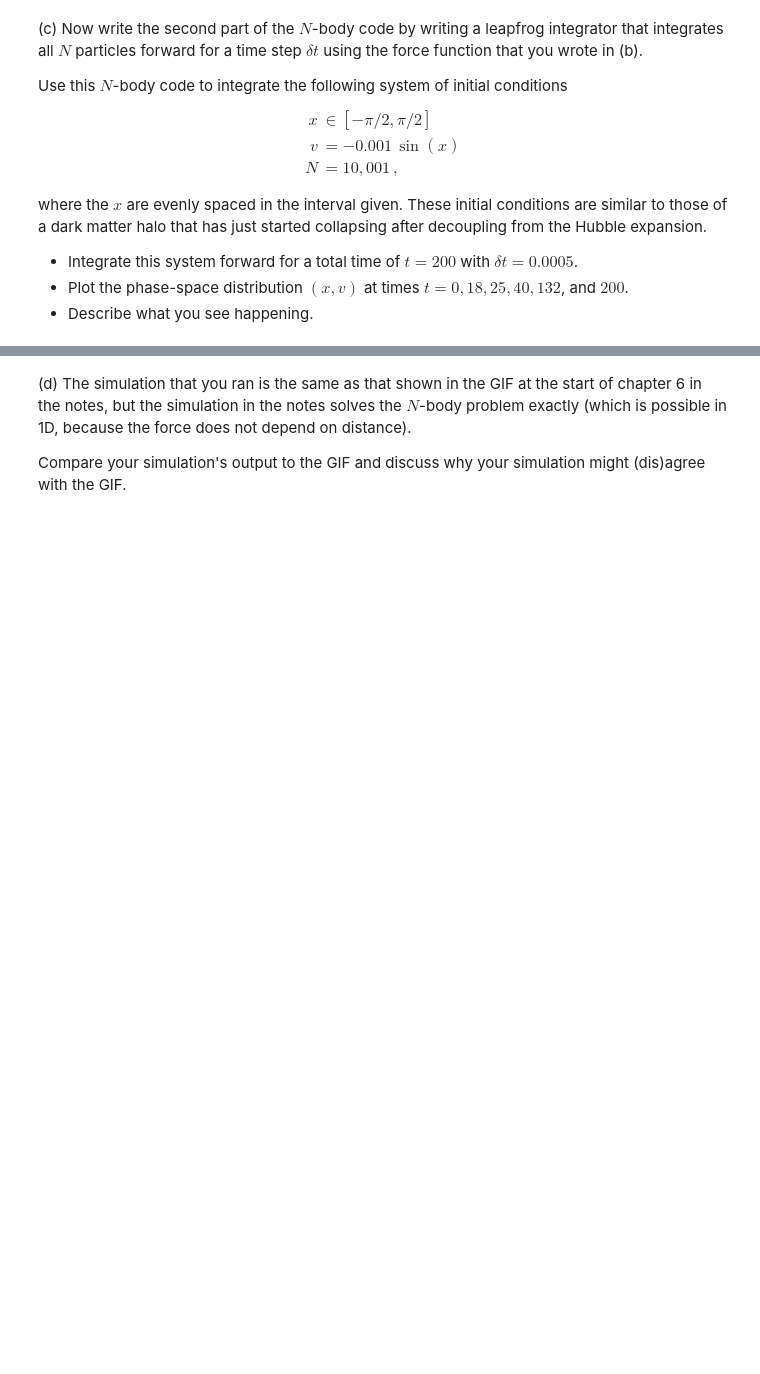
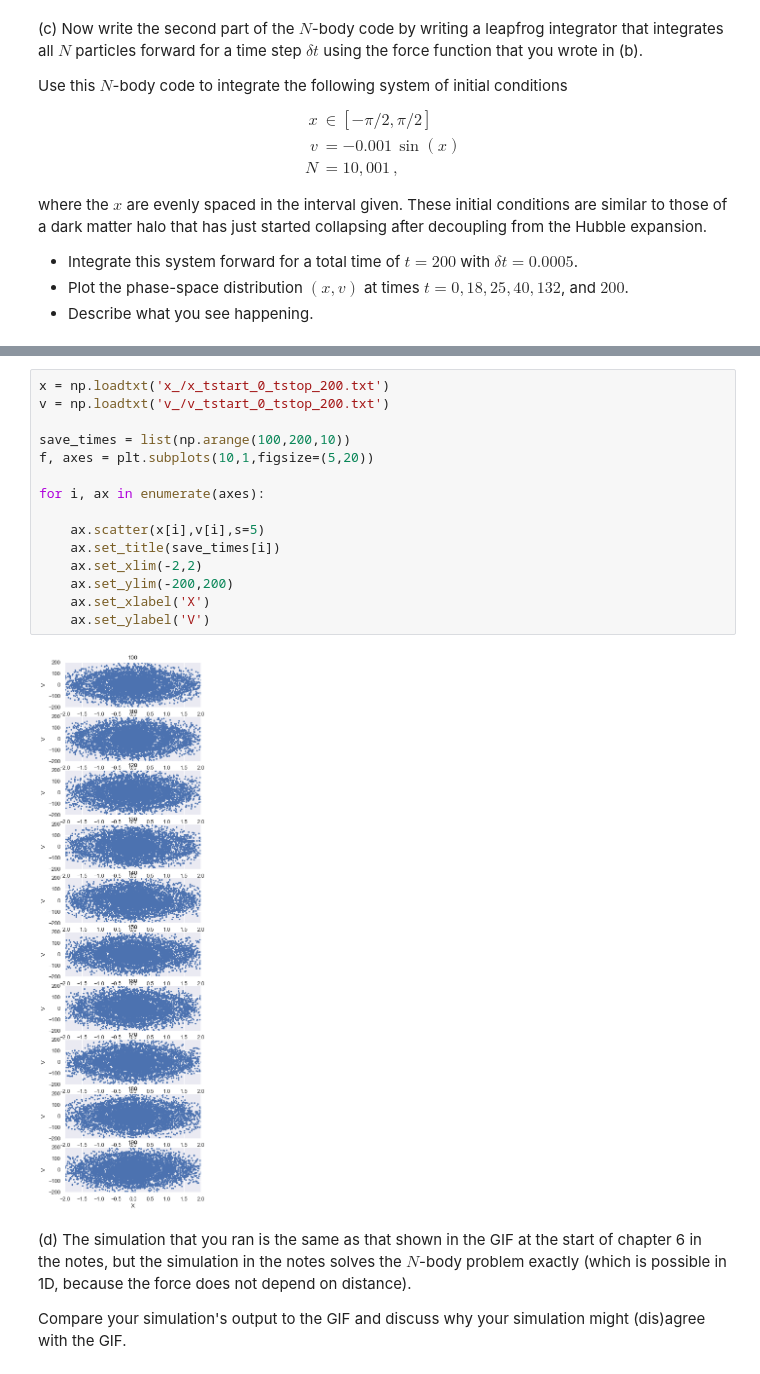
Before and after one commit to AstroLudwig/AST1420, a Jupyter notebook: Assignment3/Assignment3.ipynb, the cells around one changed output, grey strips where cells are left out. Drawn from its saved outputs; the diff is of its cells as text; blank space fills up the shorter version.

```diff
--- a/Assignment3/Assignment3.ipynb
+++ b/Assignment3/Assignment3.ipynb
@@ -265,3 +333,20 @@ t/0.0005  * .29 /60  / 60
+# %%
+x = np.loadtxt('x_/x_tstart_0_tstop_200.txt')
+v = np.loadtxt('v_/v_tstart_0_tstop_200.txt')
+
+save_times = list(np.arange(100,200,10))
+f, axes = plt.subplots(10,1,figsize=(5,20))
+
+for i, ax in enumerate(axes):
+
+    ax.scatter(x[i],v[i],s=5)
+    ax.set_title(save_times[i])
+    ax.set_xlim(-2,2)
+    ax.set_ylim(-200,200)
+    ax.set_xlabel('X')
+    ax.set_ylabel('V')
+# %% [output]
+[figure, added]
 # %% [markdown]
 (d) The simulation that you ran is the same as that shown in the GIF at the start of chapter 6 in the notes, but the simulation in the notes solves the $N$-body problem exactly (which is possible in 1D, because the force does not depend on distance).
 
```
Also changed, not shown: parts of 25 cells of this notebook, 1 other file.
